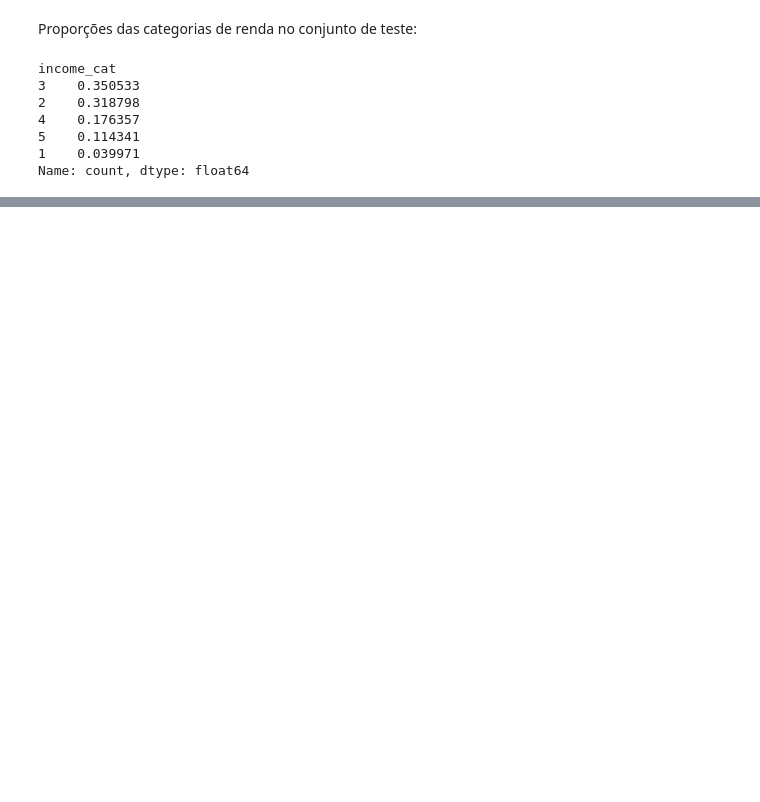
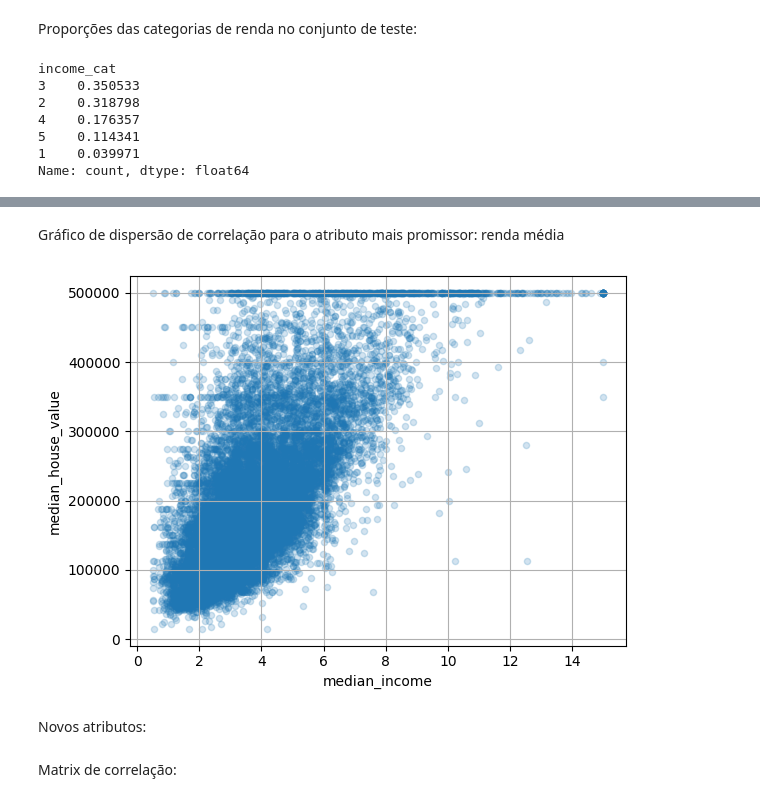
Before and after one commit to richardiago/Machine-Learning-Studies, a Jupyter notebook: Chapter_2/Chapter2.ipynb, the cells around one changed output, grey strips where cells are left out. Drawn from its saved outputs; the diff is of its cells as text; code cells hidden in the pictures; blank space fills up the shorter version.

```diff
--- a/Chapter_2/Chapter2.ipynb
+++ b/Chapter_2/Chapter2.ipynb
@@ -138,0 +217,9 @@ for set_ in (strat_train_set, strat_test_set):
+# %% [markdown]
+Gráfico de dispersão de correlação para o atributo mais promissor: renda média
+# %%
+housing.plot(kind="scatter", x="median_income", y="median_house_value", grid=True, alpha=0.2)
+plt.show()
+# %% [output]
+[figure, added]
+# %% [markdown]
+Novos atributos:
@@ -138,0 +235,2 @@ for set_ in (strat_train_set, strat_test_set):
+# %% [markdown]
+Matrix de correlação:
```
Also changed, not shown: parts of 40 cells of this notebook.
